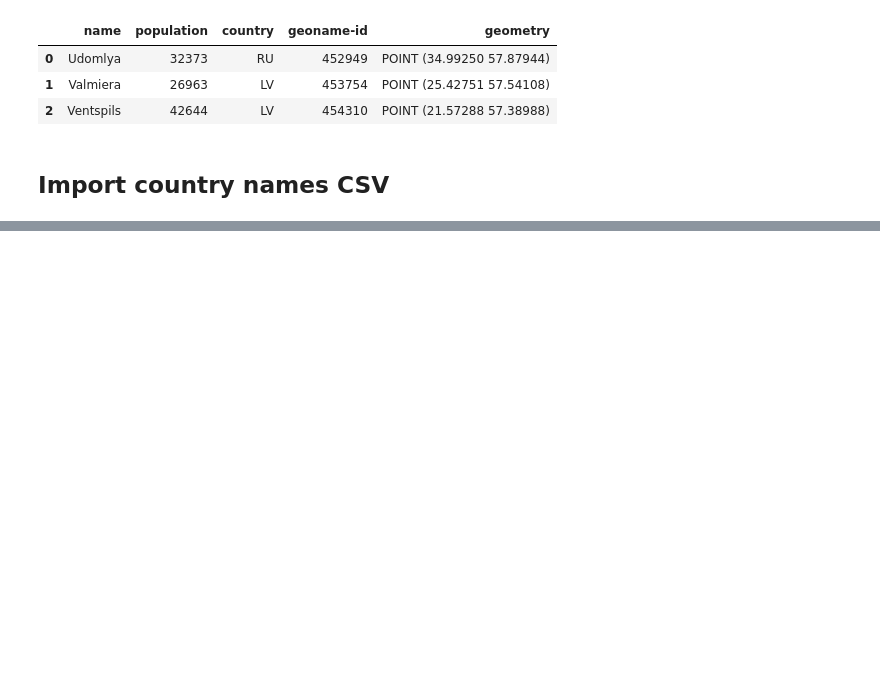
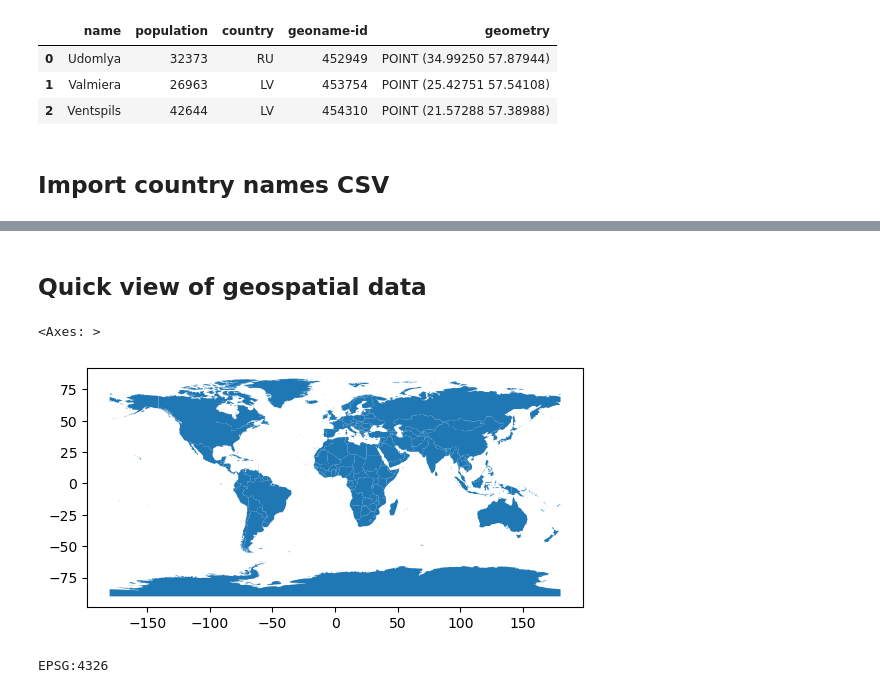
Before and after one commit to carmengg/eds220-in-class, a Jupyter notebook: week-6-merge-reproject-STUDENTS.ipynb, the cells around one changed output, grey strips where cells are left out. Cells and saved outputs as stored; diff of their text form; code cells hidden in the pictures; blank space fills up the shorter version.

```diff
--- a/week-6-merge-reproject-STUDENTS.ipynb
+++ b/week-6-merge-reproject-STUDENTS.ipynb
@@ -69,0 +83,11 @@ country_names.head(3)
+# %% [markdown]
+## Quick view of geospatial data
+# %%
+countries.plot()
+# %% [output]
+<Axes: >
+[figure, added]
+# %%
+print(countries.crs)
+# %% [output]
+EPSG:4326
```
Also changed, not shown: parts of 35 cells of this notebook, 1 other file.
